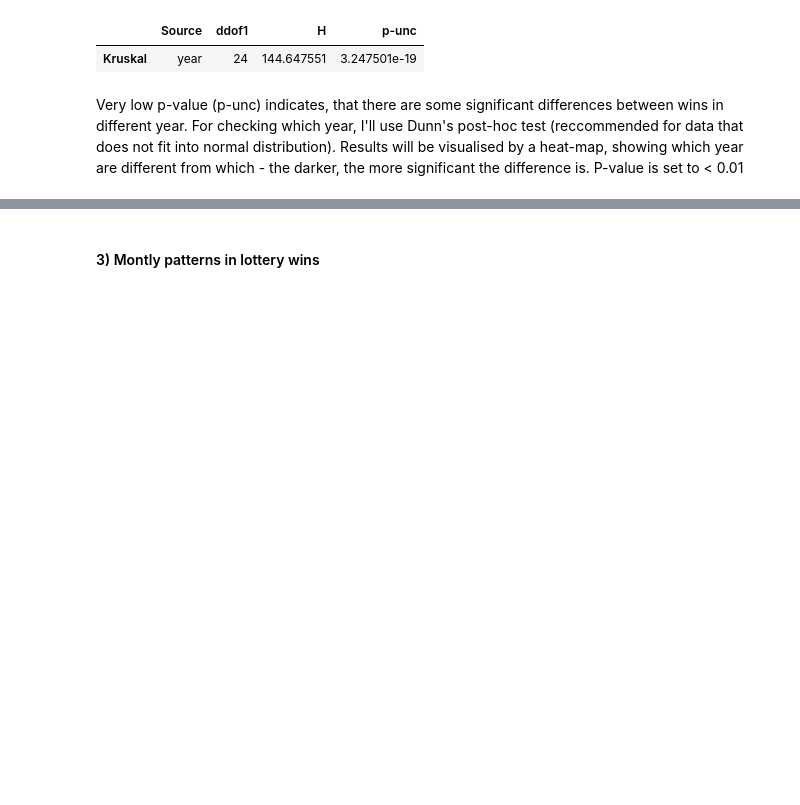
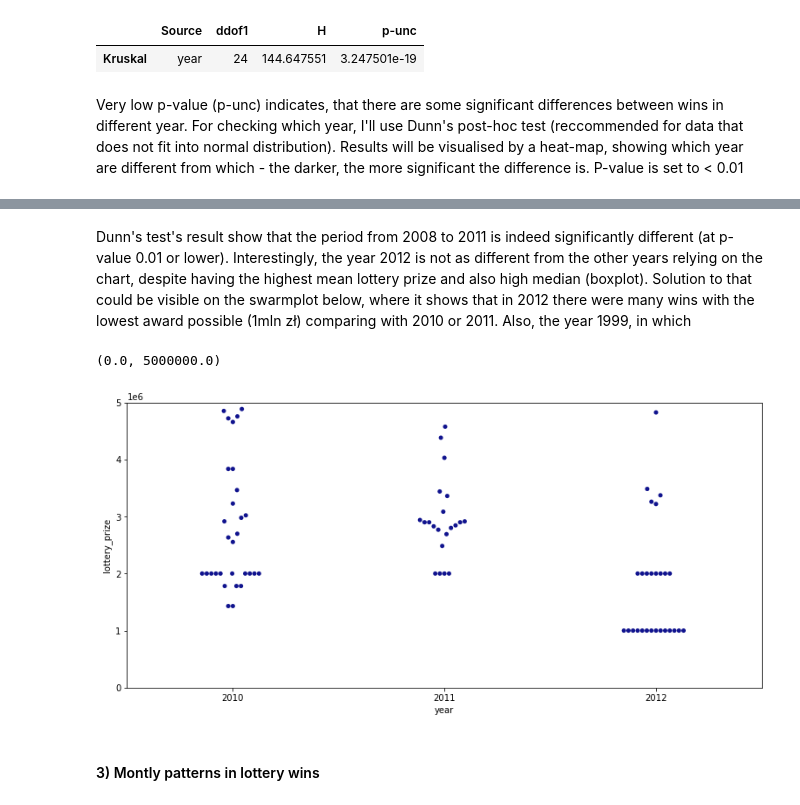
Before and after one commit to piotrsoczewka/Lotto, a Jupyter notebook: Data import and analysis.ipynb, the cells around one changed output, grey strips where cells are left out. Drawn from its saved outputs; the diff is of its cells as text; code cells hidden in the pictures; blank space fills up the shorter version.

```diff
--- a/Data import and analysis.ipynb
+++ b/Data import and analysis.ipynb
@@ -214,3 +214,24 @@ Dunn's test's result show that the period from 2008 to 2011 is significantly dif
+# %% [markdown]
+Dunn's test's result show that the period from 2008 to 2011 is indeed significantly different (at p-value 0.01 or lower). Interestingly, the year 2012 is not as different from the other years relying on the chart, despite having the highest mean lottery prize and also high median (boxplot). Solution to that could be visible on the swarmplot below, where it shows that in 2012 there were many wins with the lowest award possible (1mln zł) comparing with 2010 or 2011. Also, the year 1999, in which
+# %%
+fig, ax = plt.subplots()
+fig.set_size_inches([13, 6])
+years = [2010, 2011, 2012]
+quantile = lottery_data['lottery_prize'].quantile(0.2)
+ax = sns.swarmplot(x='year', y='lottery_prize',
+                   data=lottery_data[lottery_data['year'].isin(years)],
+                color='#10138E', size=5)
+ax.set_ylim(0, 5000000)
+# ax.set_title("Yearly Lotto prizes' distribution", fontsize=15, pad=10)
+# ax.set_xlabel('Year', fontsize=12)
+# ax.set_xticklabels(list(range(1996,2021)), rotation=45, fontsize=12)
+# ax.set_ylabel('Money prize [mln]', fontsize=12)
+# ax.set_yticklabels(list(range(0,41,5)), fontsize=12)
+# ax.set_ylim(0,41000000)
+# plt.show()
+# %% [output]
+(0.0, 5000000.0)
+[figure, added]
 # %%
 # removing columns that won't be necessary
 lottery_data.drop(columns=['year'], inplace=True)
```
Also changed, not shown: parts of 3 cells of this notebook.
